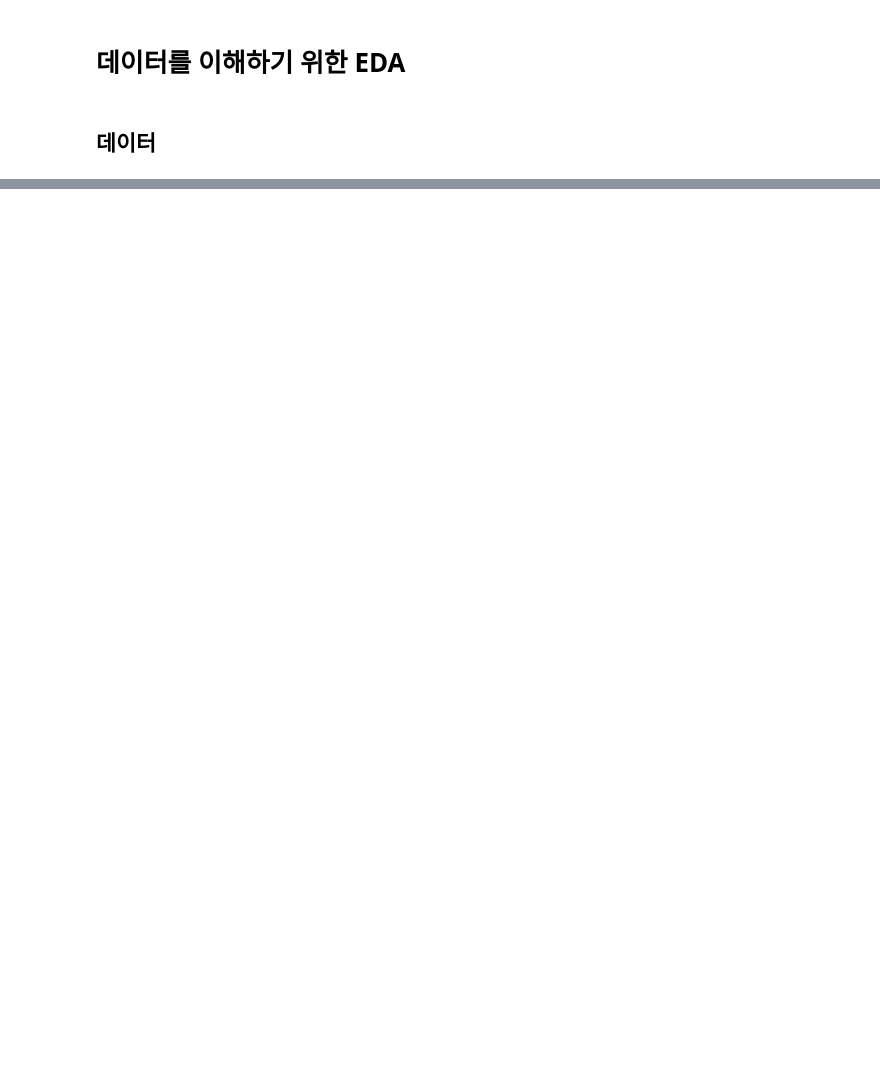
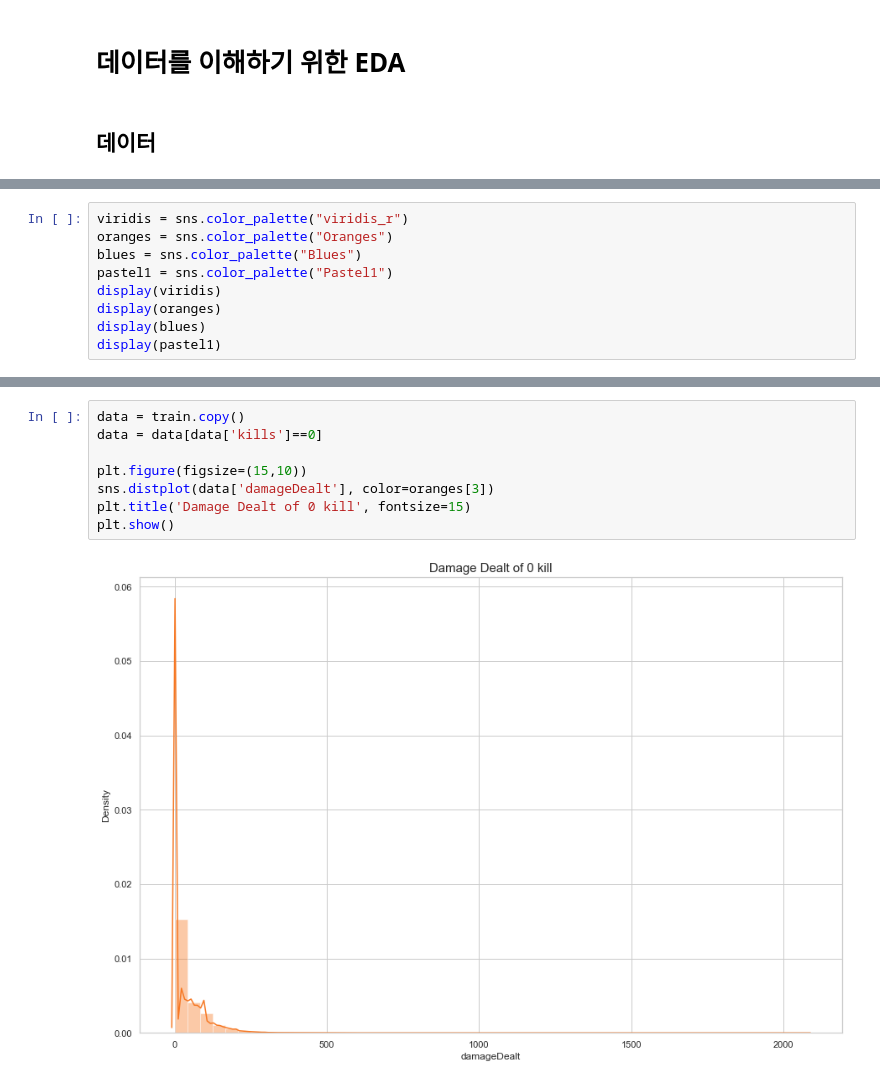
Before and after one commit to FIN443/predict-pubg-winplace, a Jupyter notebook: eda/eda.ipynb, the cells around one changed output, grey strips where cells are left out. Cells and saved outputs as stored; diff of their text form; blank space fills up the shorter version.

```diff
--- a/eda/eda.ipynb
+++ b/eda/eda.ipynb
@@ -52,0 +61,9 @@
+# %%
+viridis = sns.color_palette("viridis_r")
+oranges = sns.color_palette("Oranges")
+blues = sns.color_palette("Blues")
+pastel1 = sns.color_palette("Pastel1")
+display(viridis)
+display(oranges)
+display(blues)
+display(pastel1)
@@ -52,0 +155,10 @@
+# %%
+data = train.copy()
+data = data[data['kills']==0]
+
+plt.figure(figsize=(15,10))
+sns.distplot(data['damageDealt'], color=oranges[3])
+plt.title('Damage Dealt of 0 kill', fontsize=15)
+plt.show()
+# %% [output]
+[figure, added]
```
Also changed, not shown: parts of 52 cells of this notebook.
